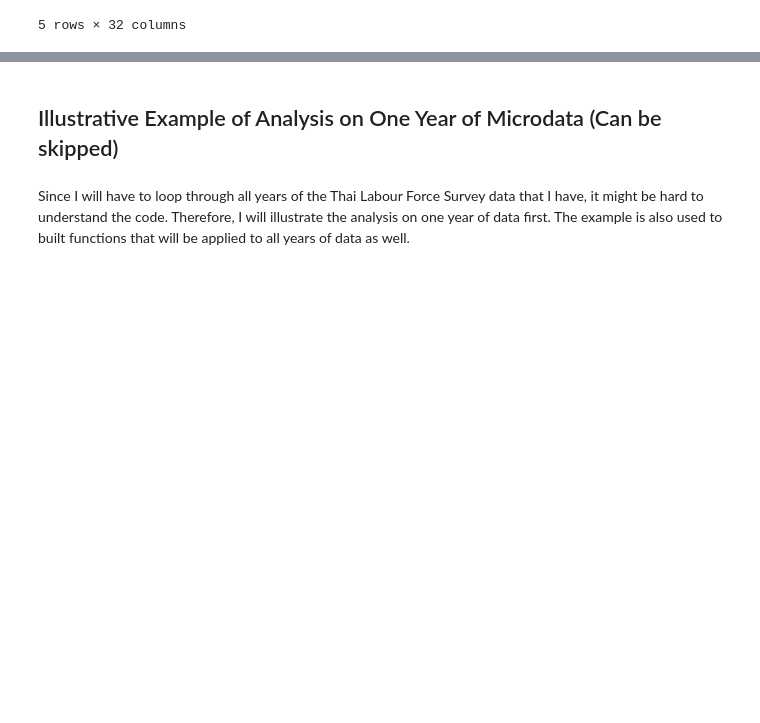
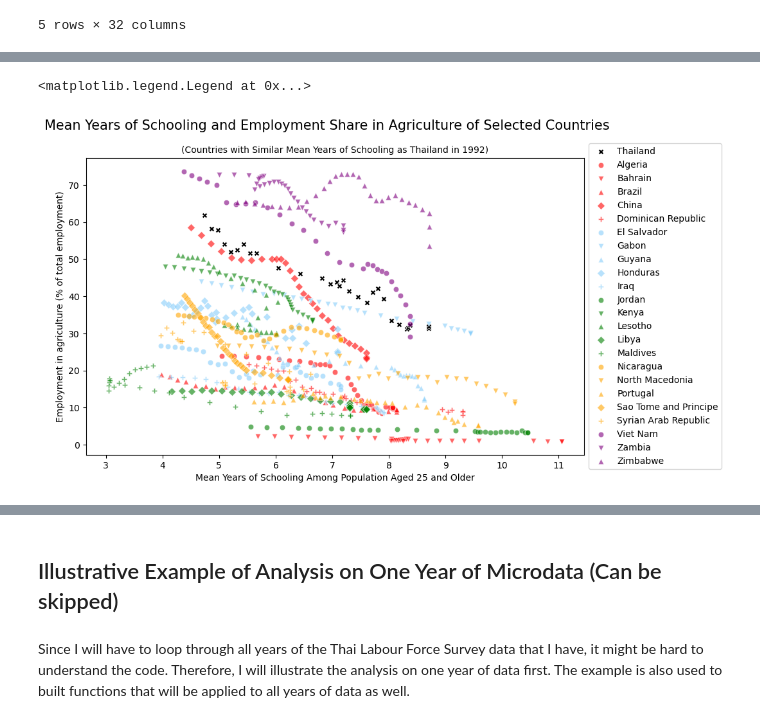
Before and after one commit to PhakphumJ/Scientific-Python, a Jupyter notebook: ScientificPython_FinalProject_PJ.ipynb, the cells around one changed output, grey strips where cells are left out. Cells and saved outputs as stored; diff of their text form; code cells hidden in the pictures; blank space fills up the shorter version.

```diff
--- a/ScientificPython_FinalProject_PJ.ipynb
+++ b/ScientificPython_FinalProject_PJ.ipynb
@@ -57,0 +129,12 @@ data_UNDP.head()
+# %%
+### Create Dataframe containing countries which had similar level of Educational Attainment as Thailand in 1992
+Thai_Edu_1992 = ALL_VAR_DF[(ALL_VAR_DF['Country Name'] == 'Thailand') & (ALL_VAR_DF['Year'] == 1992)]['Year_Schooling'].values[0]
+range_edu = [Thai_Edu_1992 *0.80, Thai_Edu_1992 * 1.2]
+
+## Get names of countries.
+Similar_Edu_Countries = ALL_VAR_DF[(ALL_VAR_DF['Year_Schooling'] >= range_edu[0]) & (ALL_VAR_DF['Year_Schooling'] <= range_edu[1]) & (ALL_VAR_DF['Year'] == 1992)]['Country Name'].unique()
+
+## Create Dataframe containing countries in Similar_Edu_Countries.
+Similar_Countries_DF_EDU = ALL_VAR_DF[ALL_VAR_DF['Country Name'].isin(Similar_Edu_Countries)]
+
+Similar_Edu_Countries
@@ -57,0 +215,32 @@ data_UNDP.head()
+# %%
+### Scatter Edu and Agricultural Employment.
+plt.figure(figsize = (10, 6))
+
+### Plot Thailand differently with a different marker.
+sns.scatterplot(data = Similar_Countries_DF_EDU[Similar_Countries_DF_EDU["Country Name"] == "Thailand"], x = 'Year_Schooling', y = 'Agri_Emp' ,marker='X', color = 'black', label = "Thailand")
+
+## Plot other countries.
+colors = ['red', 'lightskyblue', 'green', 'orange', 'purple', 'teal', 'gold']
+markers = ['o', 'v', '^', 'D', 'P']
+
+### Get unique combinations of colors and markers.
+color_marker_combinations = [(color, marker) for color in colors for marker in markers] ## Use this to plot the other countries.
+
+# Plot
+for i, country in enumerate(Similar_Countries_DF_EDU[Similar_Countries_DF_EDU["Country Name"] != "Thailand"]['Country Name'].unique()):
+    sns.scatterplot(data = Similar_Countries_DF_EDU[Similar_Countries_DF_EDU["Country Name"] == country], x = 'Year_Schooling', y = 'Agri_Emp', marker = color_marker_combinations[i][1], color = color_marker_combinations[i][0], alpha = 0.60, label = country)
+
+
+# Axes labels
+plt.xlabel('Mean Years of Schooling Among Population Aged 25 and Older')
+plt.ylabel('Employment in agriculture (% of total employment)')
+
+# Add title
+plt.suptitle('Mean Years of Schooling and Employment Share in Agriculture of Selected Countries', fontsize = 15)
+plt.title('(Countries with Similar Mean Years of Schooling as Thailand in 1992)', fontsize = 10)
+
+# Show legend. Outside the plot.
+plt.legend(loc='center left', bbox_to_anchor=(1, 0.5))
+# %% [output]
+<matplotlib.legend.Legend at 0x...>
+[figure, added]
```
Also changed, not shown: parts of 15 cells of this notebook.
